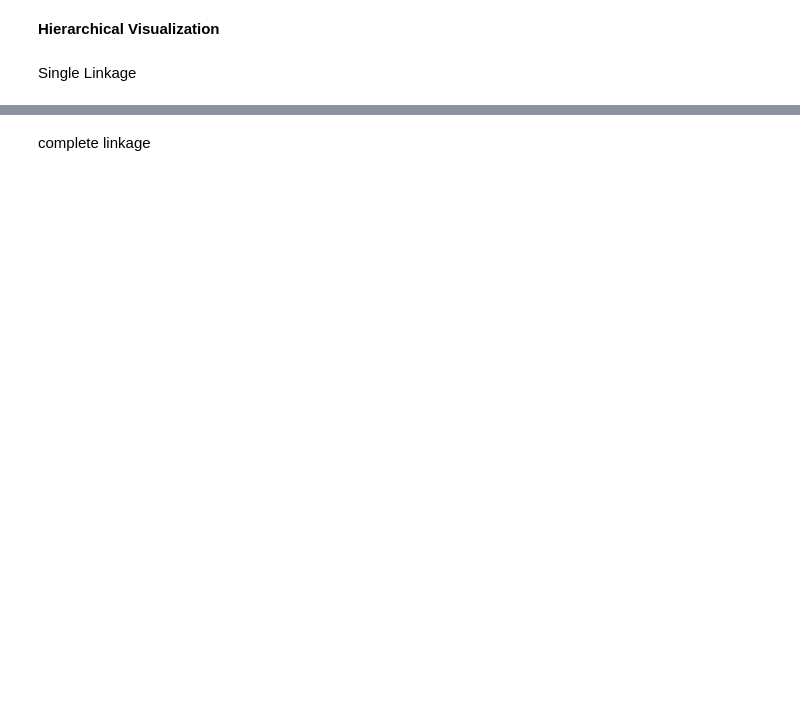
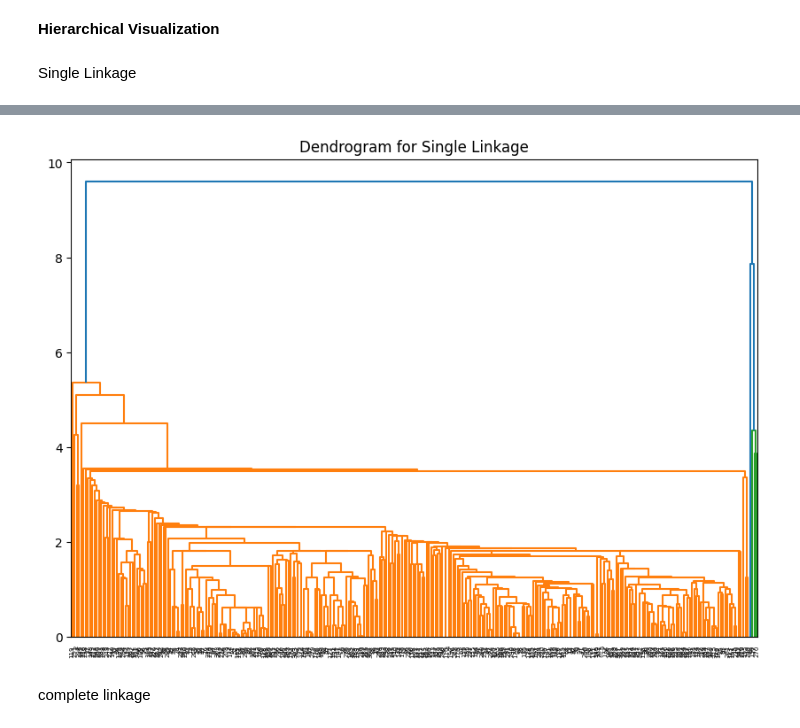
Before and after one commit to Steivann/tugas-data-mining, a Jupyter notebook: [Question]_Exercise_Week_9_Hierarchical_Clustering.ipynb, the cells around one changed output, grey strips where cells are left out. Saved outputs shown, nothing was run; the diff lists cells and outputs as text; code cells hidden in the pictures; blank space fills up the shorter version.

```diff
--- a/[Question]_Exercise_Week_9_Hierarchical_Clustering.ipynb
+++ b/[Question]_Exercise_Week_9_Hierarchical_Clustering.ipynb
@@ -311,8 +422,8 @@ Perform hierarchical clustering with the Euclidean distance metric and set the n
 # %%
 # Add the cluster labels to the original data that you have been added with kmeans so you have a full dataframe include kmeans and agglo clustering
-
-
+dfimputer['AgglomerativeCluster'] = y_pred
 # show the df
+dfimputer.head()
 # %% [output]
 |  | Area Category | Luas Tanah (m2) | Luas Bangunan (m2) | Jumlah Kamar | Jumlah Kamar Mandi | Tingkat/Lantai | ... |
 | 0 | 3.0 | 240.0 | 300.0 | 4.0 | 3.0 | 2.0 | ... |
@@ -358,2 +491,11 @@ Single Linkage
+# %%
+df_scaled = pd.DataFrame(sc.fit_transform(dfimputer), columns=dfimputer.columns)
+
+plt.figure(figsize=(10, 7))
+plt.title("Dendrogram for Single Linkage")
+dend = sch.dendrogram(sch.linkage(df_scaled, method='single'))
+plt.show()
+# %% [output]
+[figure, added]
 # %% [markdown]
 complete linkage
```
Also changed, not shown: parts of 46 cells of this notebook.
